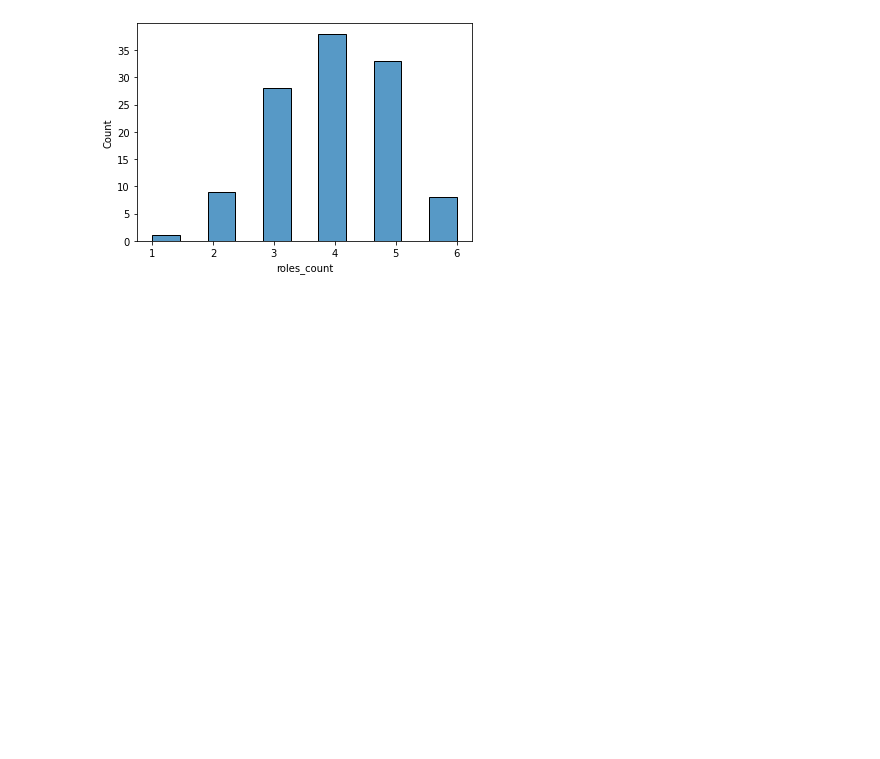
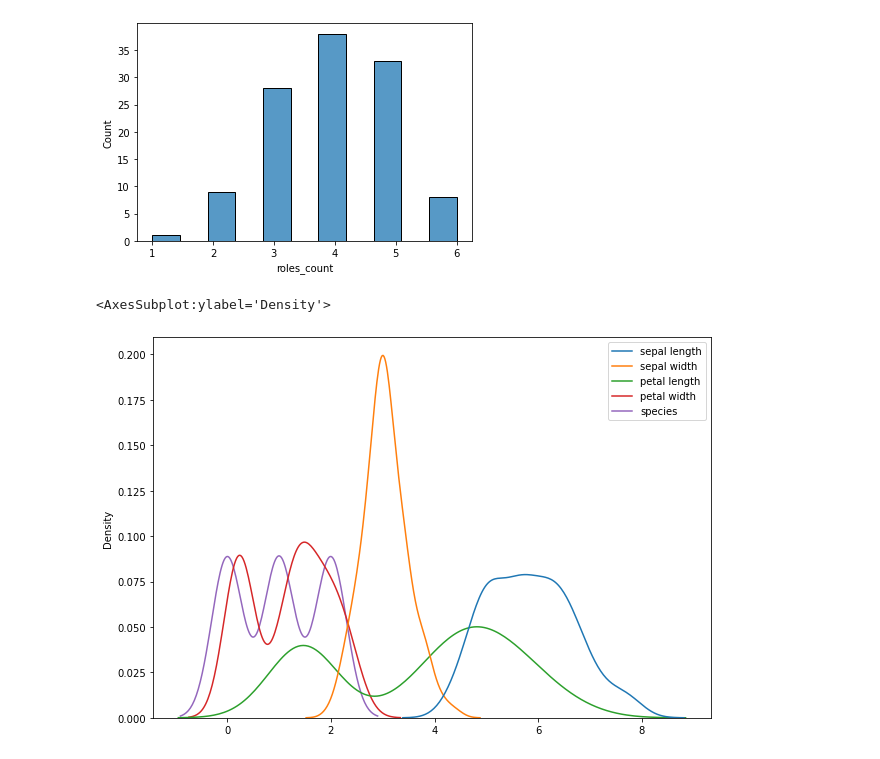
Before and after one commit to vavilovnv/Data-analysis, a Jupyter notebook: Intro to DS and ML/Intro.ipynb, the cells around one changed output. Saved outputs shown, nothing was run; the diff lists cells and outputs as text; code cells hidden in the pictures; blank space fills up the shorter version.

```diff
--- a/Intro to DS and ML/Intro.ipynb
+++ b/Intro to DS and ML/Intro.ipynb
@@ -461,3 +461,20 @@ sns.histplot(df_dota['roles_count'],  stat='count', bins=11)
 # %% [output]
 <AxesSubplot:xlabel='roles_count', ylabel='Count'>
 [figure]
+# %%
+# https://stepik.org/lesson/209770/step/9?unit=183268
+# Теперь перейдём к цветочкам. Магистрантка Адель решила изучить какие бывают ирисы. Помогите Адель узнать об ирисах больше -
+# скачайте датасэт со значениями параметров ирисов, постройте их распределения и отметьте правильные утверждения, глядя на
+# график.
+# Распределение должно быть по всем образцам, без разделения на вид.
+# Чтобы построить на 1-ом графике распределения для каждого из параметров, можно воспользоваться петлёй
+# for column in df:
+#     # Draw distribution with that column
+
+df = pd.read_csv('https://stepik.org/media/attachments/course/4852/iris.csv')
+df = df.drop(['Unnamed: 0'], axis=1)
+plt.figure(figsize=(10,7))
+sns.kdeplot(data = df)
+# %% [output]
+<AxesSubplot:ylabel='Density'>
+[figure, added]
```
Also changed, not shown: parts of 3 cells of this notebook.
